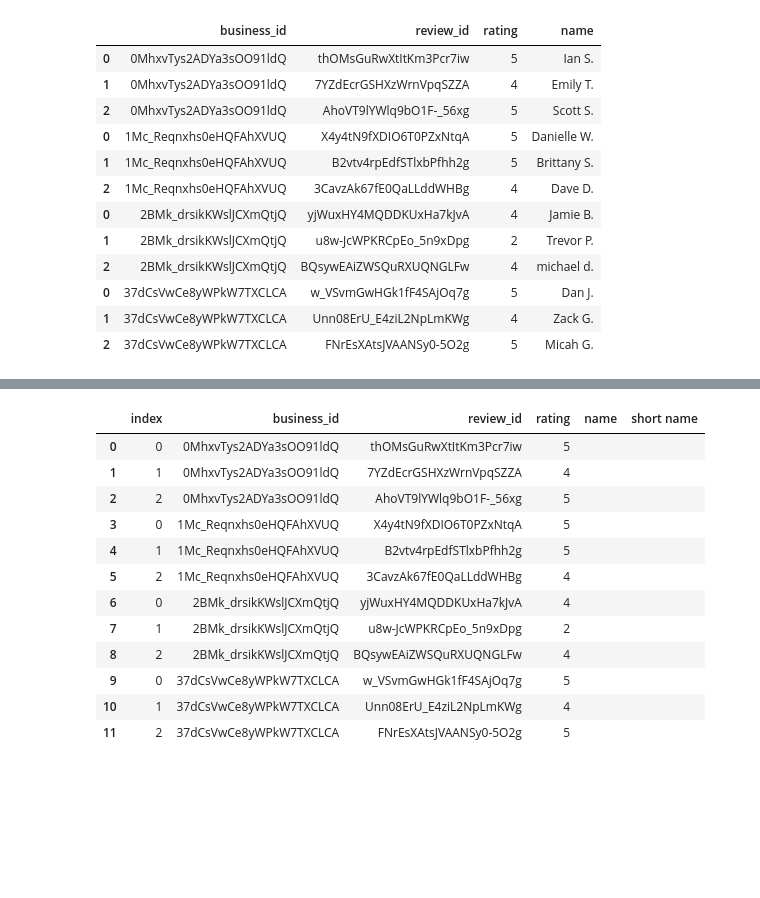
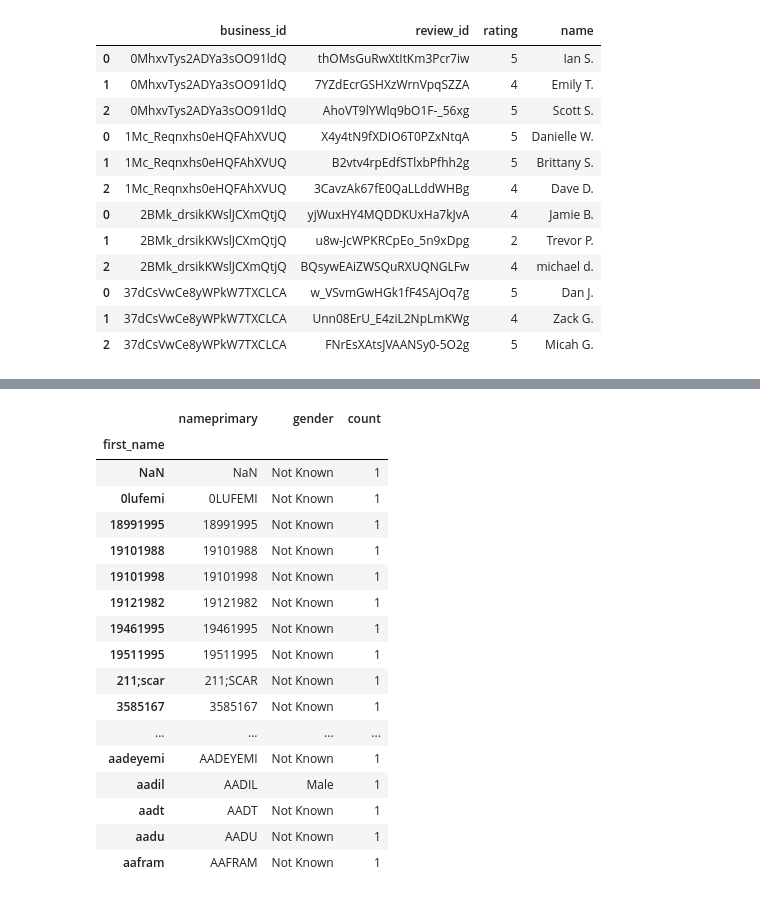
Before and after one commit to DutchDS/Project-1, a Jupyter notebook: Question_2_and_3.ipynb, the cells around one changed output, grey strips where cells are left out. Saved outputs shown, nothing was run; the diff lists cells and outputs as text; code cells hidden in the pictures; blank space fills up the shorter version.

```diff
--- a/Question_2_and_3.ipynb
+++ b/Question_2_and_3.ipynb
@@ -326,16 +326,24 @@ df_rev_total
-# %%
-df_rev_total
-# %% [output]
-|  | index | business_id | review_id | rating | name | short name |
-| 0 | 0 | 0MhxvTys2ADYa3sOO91ldQ | thOMsGuRwXtItKm3Pcr7iw | 5 |  |  |
-| 1 | 1 | 0MhxvTys2ADYa3sOO91ldQ | 7YZdEcrGSHXzWrnVpqSZZA | 4 |  |  |
-| 2 | 2 | 0MhxvTys2ADYa3sOO91ldQ | AhoVT9lYWlq9bO1F-_56xg | 5 |  |  |
-| 3 | 0 | 1Mc_Reqnxhs0eHQFAhXVUQ | X4y4tN9fXDIO6T0PZxNtqA | 5 |  |  |
-| 4 | 1 | 1Mc_Reqnxhs0eHQFAhXVUQ | B2vtv4rpEdfSTlxbPfhh2g | 5 |  |  |
-| 5 | 2 | 1Mc_Reqnxhs0eHQFAhXVUQ | 3CavzAk67fE0QaLLddWHBg | 4 |  |  |
-| 6 | 0 | 2BMk_drsikKWslJCXmQtjQ | yjWuxHY4MQDDKUxHa7kJvA | 4 |  |  |
-| 7 | 1 | 2BMk_drsikKWslJCXmQtjQ | u8w-JcWPKRCpEo_5n9xDpg | 2 |  |  |
-| 8 | 2 | 2BMk_drsikKWslJCXmQtjQ | BQsywEAiZWSQuRXUQNGLFw | 4 |  |  |
-| 9 | 0 | 37dCsVwCe8yWPkW7TXCLCA | w_VSvmGwHGk1fF4SAjOq7g | 5 |  |  |
-| 10 | 1 | 37dCsVwCe8yWPkW7TXCLCA | Unn08ErU_E4ziL2NpLmKWg | 4 |  |  |
-| 11 | 2 | 37dCsVwCe8yWPkW7TXCLCA | FNrEsXAtsJVAANSy0-5O2g | 5 |  |  |
+# %%
+file = 'gender names.csv'
+df = pd.read_csv(file)
+df = df.set_index('first_name')
+df.head(30)
+# %% [output]
+|  | nameprimary | gender | count |
+| first_name |  |  |  |
+| NaN | NaN | Not Known | 1 |
+| 0lufemi | 0LUFEMI | Not Known | 1 |
+| 18991995 | 18991995 | Not Known | 1 |
+| 19101988 | 19101988 | Not Known | 1 |
+| 19101998 | 19101998 | Not Known | 1 |
+| 19121982 | 19121982 | Not Known | 1 |
+| 19461995 | 19461995 | Not Known | 1 |
+| 19511995 | 19511995 | Not Known | 1 |
+| 211;scar | 211;SCAR | Not Known | 1 |
+| 3585167 | 3585167 | Not Known | 1 |
+| ... | ... | ... | ... |
+| aadeyemi | AADEYEMI | Not Known | 1 |
+| aadil | AADIL | Male | 1 |
+| aadt | AADT | Not Known | 1 |
+| aadu | AADU | Not Known | 1 |
+| aafram | AAFRAM | Not Known | 1 |
```
Also changed, not shown: parts of 2 cells of this notebook.
